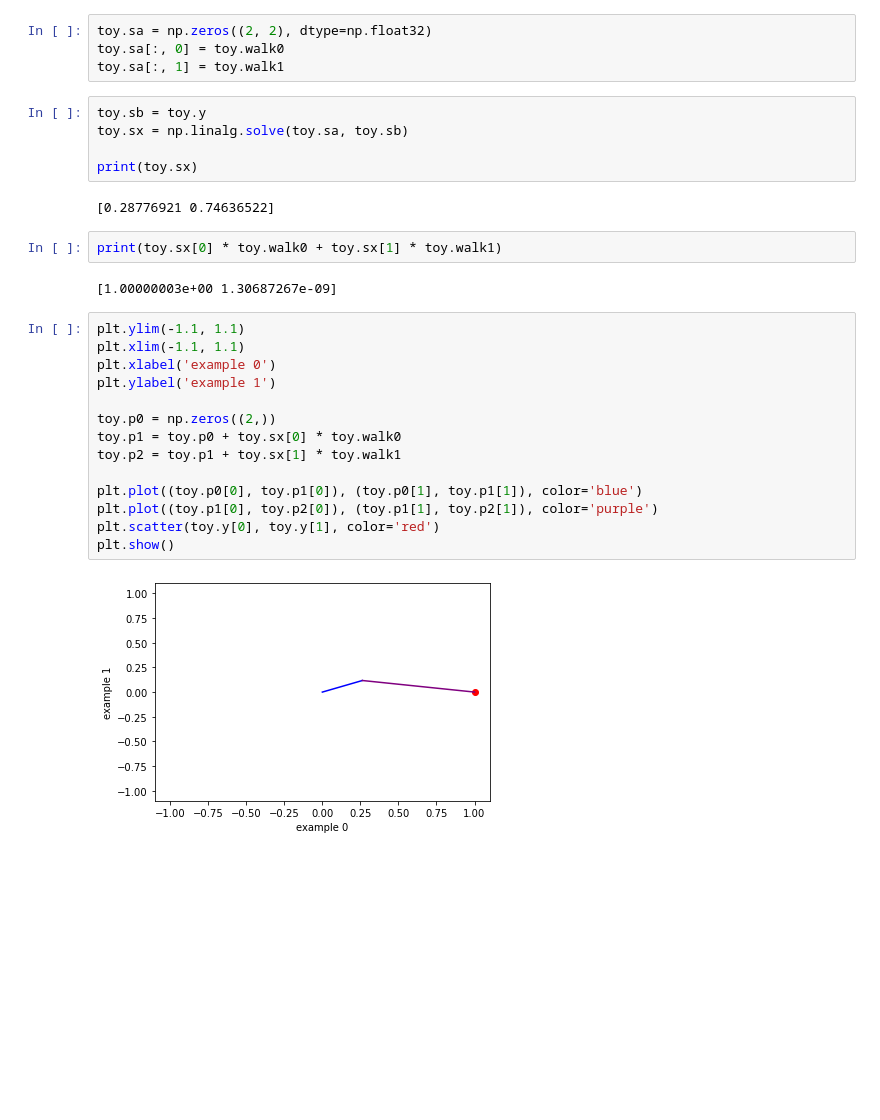
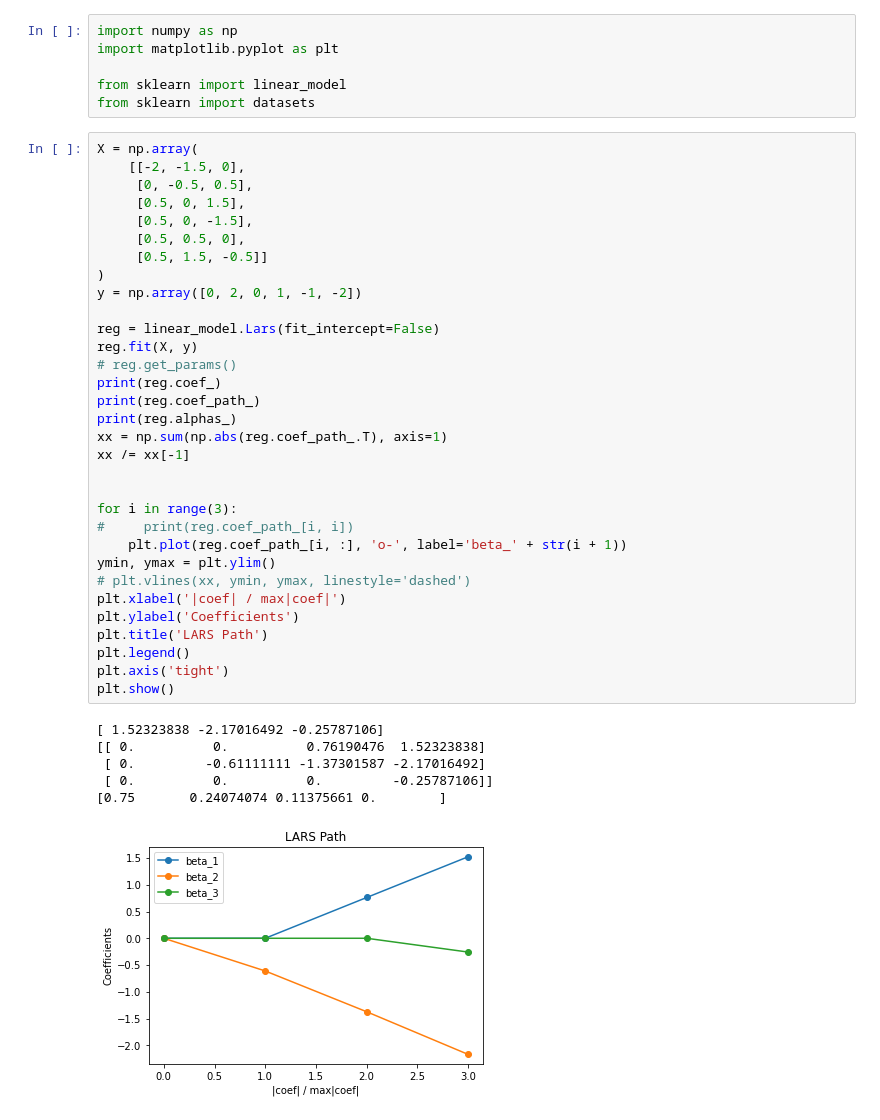
Before and after one commit to abkoesdw/The-Elements-of-Statistical-Learning-Python-Codes, a Jupyter notebook: Notebooks/Chapter 03 - Linear Methods for Regression/Untitled.ipynb, the cells around one changed output. Cells and saved outputs as stored; diff of their text form; blank space fills up the shorter version.

```diff
--- a/Notebooks/Chapter 03 - Linear Methods for Regression/Untitled.ipynb
+++ b/Notebooks/Chapter 03 - Linear Methods for Regression/Untitled.ipynb
@@ -98,31 +1,45 @@ plt.show()
-# %%
-toy.sa = np.zeros((2, 2), dtype=np.float32)
-toy.sa[:, 0] = toy.walk0
-toy.sa[:, 1] = toy.walk1
-# %%
-toy.sb = toy.y
-toy.sx = np.linalg.solve(toy.sa, toy.sb)
-
-print(toy.sx)
-# %% [output]
-[0.28776921 0.74636522]
-# %%
-print(toy.sx[0] * toy.walk0 + toy.sx[1] * toy.walk1)
-# %% [output]
-[1.00000003e+00 1.30687267e-09]
-# %%
-plt.ylim(-1.1, 1.1)
-plt.xlim(-1.1, 1.1)
-plt.xlabel('example 0')
-plt.ylabel('example 1')
-
-toy.p0 = np.zeros((2,))
-toy.p1 = toy.p0 + toy.sx[0] * toy.walk0
-toy.p2 = toy.p1 + toy.sx[1] * toy.walk1
-
-plt.plot((toy.p0[0], toy.p1[0]), (toy.p0[1], toy.p1[1]), color='blue')
-plt.plot((toy.p1[0], toy.p2[0]), (toy.p1[1], toy.p2[1]), color='purple')
-plt.scatter(toy.y[0], toy.y[1], color='red')
-plt.show()
-# %% [output]
-[figure, removed]
+# %%
+import numpy as np
+import matplotlib.pyplot as plt
+
+from sklearn import linear_model
+from sklearn import datasets
+# %%
+X = np.array(
+    [[-2, -1.5, 0],
+     [0, -0.5, 0.5],
+     [0.5, 0, 1.5],
+     [0.5, 0, -1.5],
+     [0.5, 0.5, 0],
+     [0.5, 1.5, -0.5]]
+)
+y = np.array([0, 2, 0, 1, -1, -2])
+
+reg = linear_model.Lars(fit_intercept=False)
+reg.fit(X, y)
+# reg.get_params()
+print(reg.coef_)
+print(reg.coef_path_)
+print(reg.alphas_)
+xx = np.sum(np.abs(reg.coef_path_.T), axis=1)
+xx /= xx[-1]
+
+
+for i in range(3):
+#     print(reg.coef_path_[i, i])
+    plt.plot(reg.coef_path_[i, :], 'o-', label='beta_' + str(i + 1))
+ymin, ymax = plt.ylim()
+# plt.vlines(xx, ymin, ymax, linestyle='dashed')
+plt.xlabel('|coef| / max|coef|')
+plt.ylabel('Coefficients')
+plt.title('LARS Path')
+plt.legend()
+plt.axis('tight')
+plt.show()
+# %% [output]
+[ 1.52323838 -2.17016492 -0.25787106]
+[[ 0.          0.          0.76190476  1.52323838]
+ [ 0.         -0.61111111 -1.37301587 -2.17016492]
+ [ 0.          0.          0.         -0.25787106]]
+[0.75       0.24074074 0.11375661 0.        ]
+[figure, added]
```
Also changed, not shown: parts of 17 cells of this notebook, 2 other files.
